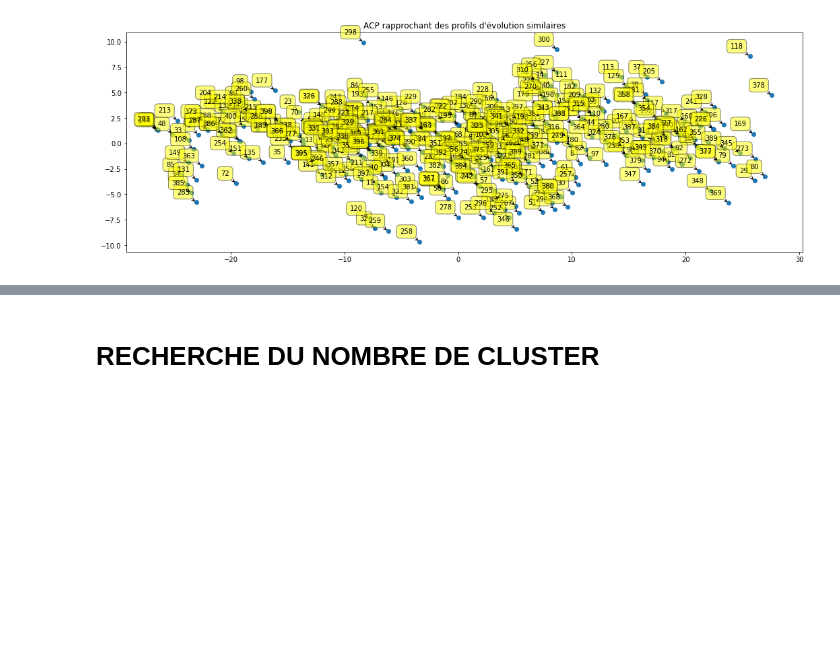
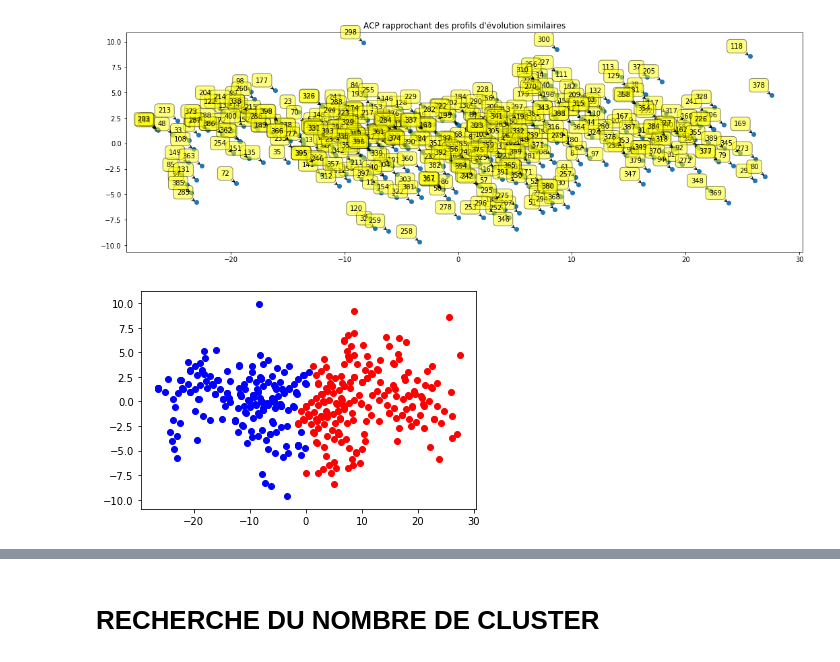
Before and after one commit to kabalord/clustering, a Jupyter notebook: entrainementclustering/clusteringAdmissionvr2.ipynb, the cells around one changed output, grey strips where cells are left out. Cells and saved outputs as stored; diff of their text form; code cells hidden in the pictures; blank space fills up the shorter version.

Commit message:
acp avec kmeans

```diff
--- a/entrainementclustering/clusteringAdmissionvr2.ipynb
+++ b/entrainementclustering/clusteringAdmissionvr2.ipynb
@@ -122,3 +123,12 @@ for label, x, y in zip(Admission.index, X_reduced[:, 0], X_reduced[:, 1]):
 plt.title("ACP rapprochant des profils d'évolution similaires");
 # %% [output]
 [figure]
+# %%
+#Avec l’ACP, nous tenons compte des liaisons entre les variables. L’analyse est plus riche.
+from sklearn.decomposition import PCA
+acp = PCA(n_components=2).fit_transform(Admission)
+for couleur,k in zip(['red','blue','lawngreen','aqua'],[0,1,2,3]):
+    plt.scatter(acp[cluster2.labels_==k,0],acp[cluster2.labels_==k,1],c=couleur)
+plt.show()
+# %% [output]
+[figure, added]
```
Also changed, not shown: parts of 3 cells of this notebook.
